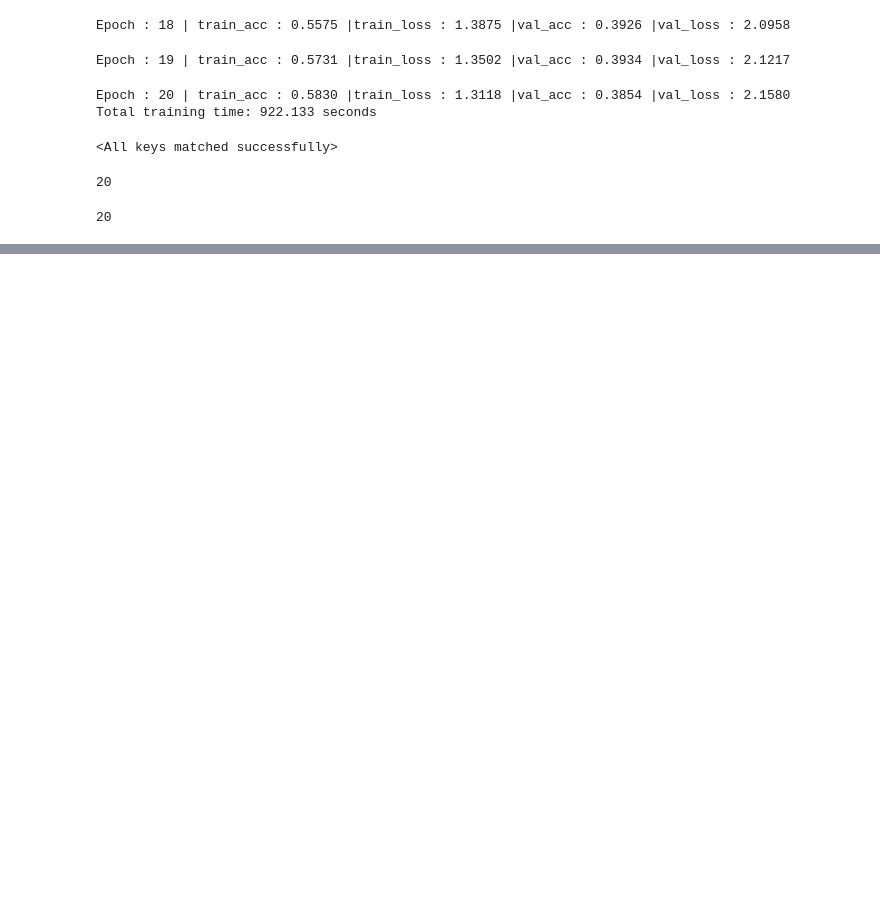
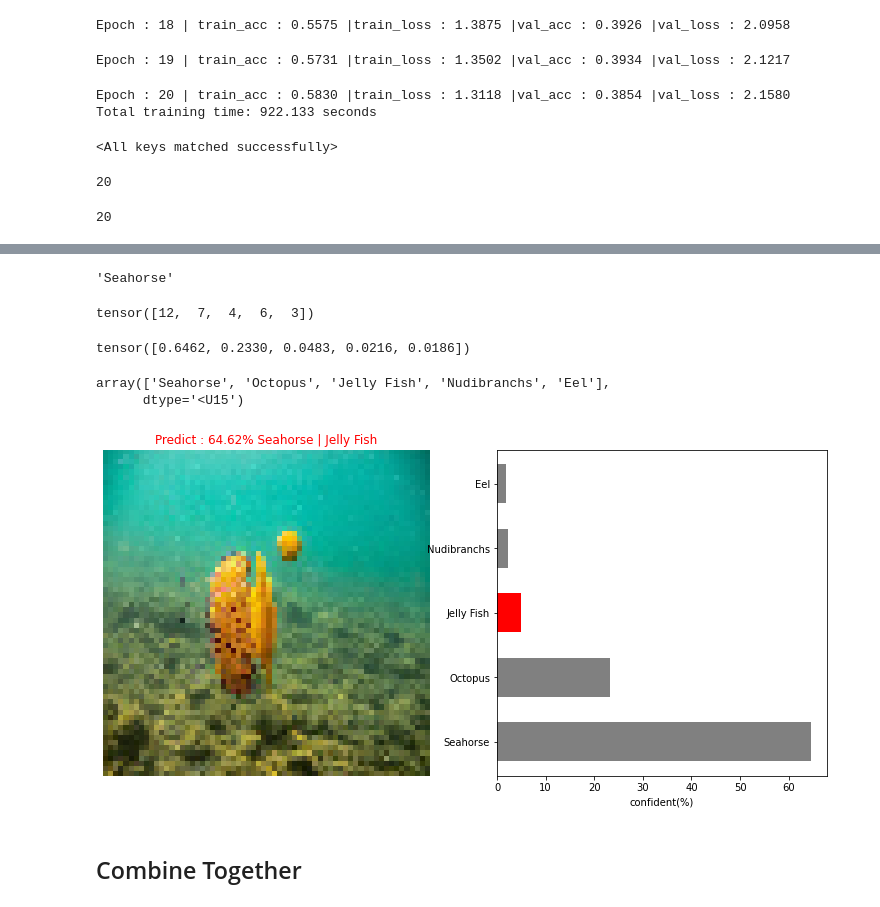
Before and after one commit to NickyAlan/pytorch_22, a Jupyter notebook: project_sea_animal.ipynb, the cells around one changed output, grey strips where cells are left out. Cells and saved outputs as stored; diff of their text form; code cells hidden in the pictures; blank space fills up the shorter version.

```diff
--- a/project_sea_animal.ipynb
+++ b/project_sea_animal.ipynb
@@ -715,0 +956,51 @@ len(modelV3_result['train_loss'])
+# %%
+modelV3_sgd.eval()
+with torch.inference_mode() :
+    pred = modelV3_sgd(custom_image_transformed.unsqueeze(dim=0)) # add batch size
+    probas = torch.softmax(pred, dim=1)
+    pred_class_idx = torch.argmax(probas, dim=1).cpu()
+    pred_class = class_names[pred_class_idx]
+
+pred_class
+# %% [output]
+'Seahorse'
+# %%
+most_5_prob_idx = [torch.argsort(probas,dim=1, descending=True)][0][0][:5]
+most_5_prob_idx
+# %% [output]
+tensor([12,  7,  4,  6,  3])
+# %%
+most_5_probas = probas[0][most_5_prob_idx]
+most_5_probas
+# %% [output]
+tensor([0.6462, 0.2330, 0.0483, 0.0216, 0.0186])
+# %%
+most_5_class = np.array(class_names)[most_5_prob_idx]
+most_5_class
+# %% [output]
+array(['Seahorse', 'Octopus', 'Jelly Fish', 'Nudibranchs', 'Eel'],
+      dtype='<U15')
+# %%
+plt.figure(figsize=(13,6))
+plt.subplot(1,2,1)
+plt.imshow(custom_image_transformed.permute(1,2,0))
+confident = probas[0][pred_class_idx][0] * 100
+color = 'blue' if pred_class == true_label else 'red'
+plt.title(f'Predict : {confident:.2f}% {pred_class} | {true_label}', c=color)
+plt.axis('off')
+plt.subplot(1,2,2)
+barh_color = []
+for class_ in most_5_class  :
+    if class_ == pred_class and pred_class == true_label  :
+        barh_color.append('blue')
+    else :
+        if class_ == true_label :
+            barh_color.append('red')
+        else :
+            barh_color.append('gray')
+plt.barh(most_5_class, most_5_probas*100, height=0.6, color=barh_color)
+plt.xlabel('confident(%)');
+# %% [output]
+[figure, added]
+# %% [markdown]
+## Combine Together
```
Also changed, not shown: parts of 26 cells of this notebook, 3 other files.
